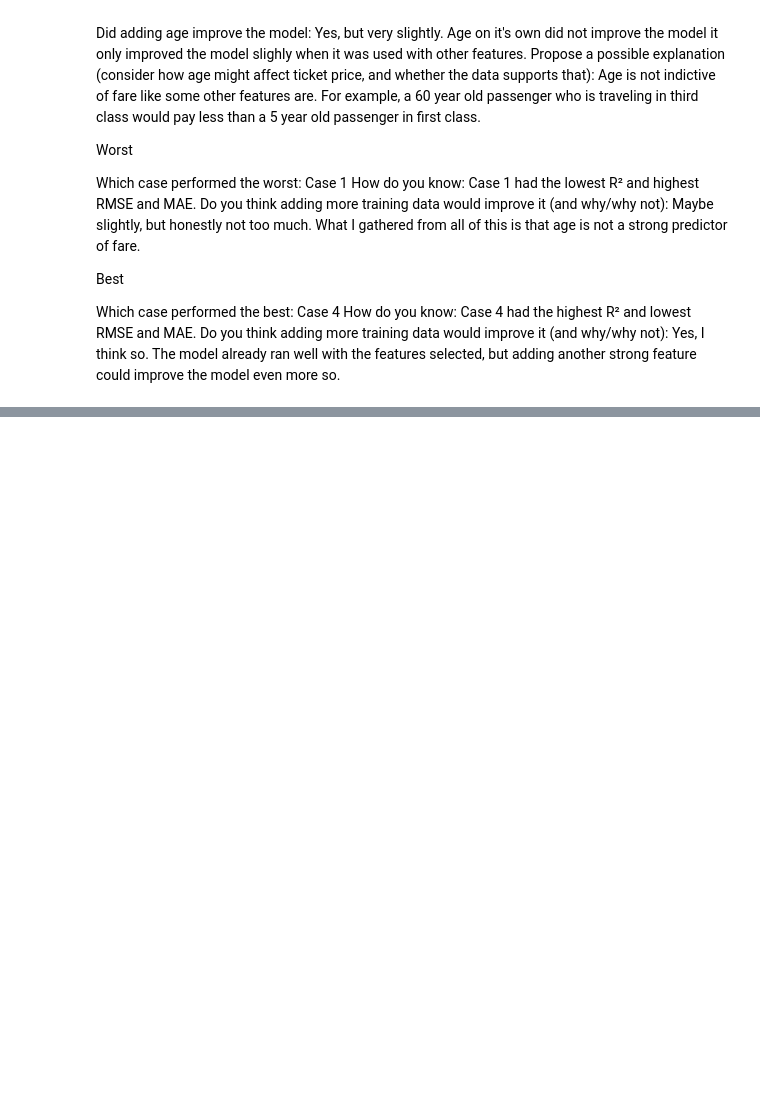
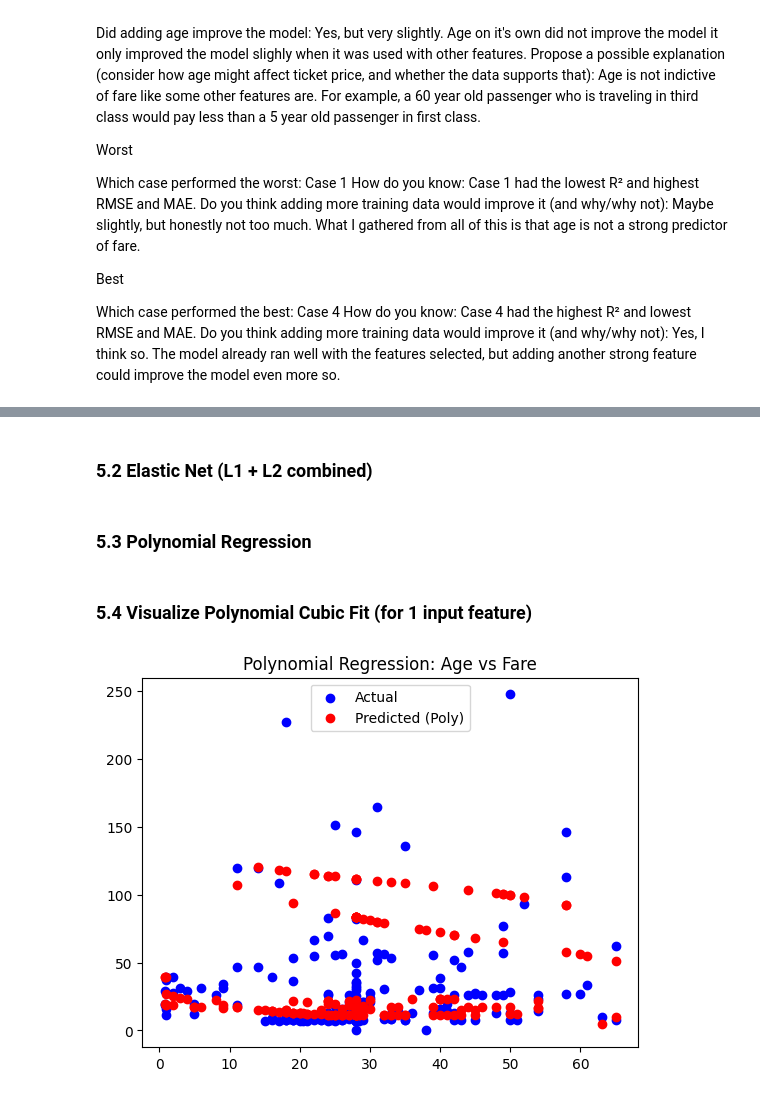
Before and after one commit to ryankrabbe/applied-ml-krabbe, a Jupyter notebook: lab04/ml04_krabbe.ipynb, the cells around one changed output, grey strips where cells are left out. Drawn from its saved outputs; the diff is of its cells as text; code cells hidden in the pictures; blank space fills up the shorter version.

```diff
--- a/lab04/ml04_krabbe.ipynb
+++ b/lab04/ml04_krabbe.ipynb
@@ -205,0 +215,2 @@ Do you think adding more training data would improve it (and why/why not): Yes,
+# %% [markdown]
+### 5.2 Elastic Net (L1 + L2 combined)
@@ -205,0 +221,2 @@ Do you think adding more training data would improve it (and why/why not): Yes,
+# %% [markdown]
+### 5.3 Polynomial Regression
@@ -205,0 +233,10 @@ Do you think adding more training data would improve it (and why/why not): Yes,
+# %% [markdown]
+### 5.4 Visualize Polynomial Cubic Fit (for 1 input feature)
+# %%
+plt.scatter(X1_test, y1_test, color='blue', label='Actual')
+plt.scatter(X1_test, y_pred_poly, color='red', label='Predicted (Poly)')
+plt.legend()
+plt.title("Polynomial Regression: Age vs Fare")
+plt.show()
+# %% [output]
+[figure, added]
```
Also changed, not shown: parts of 15 cells of this notebook.
